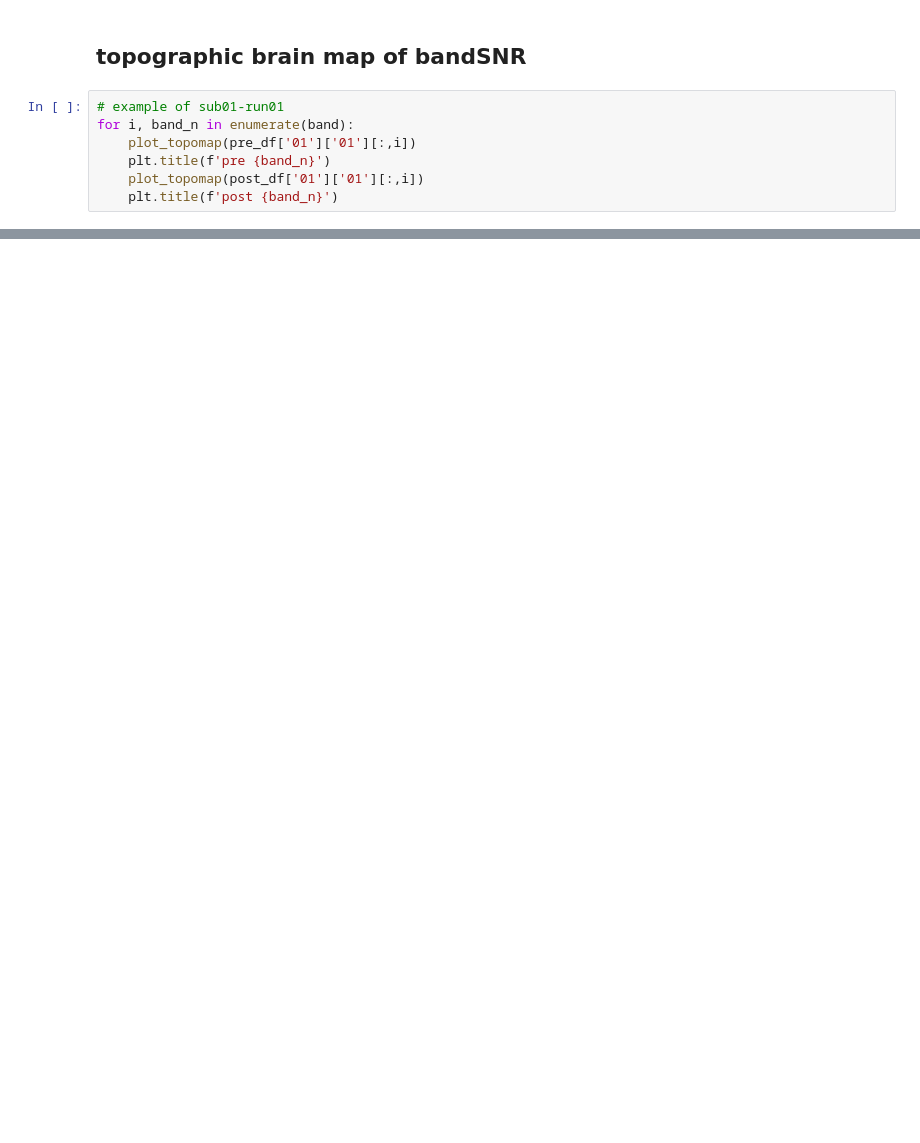
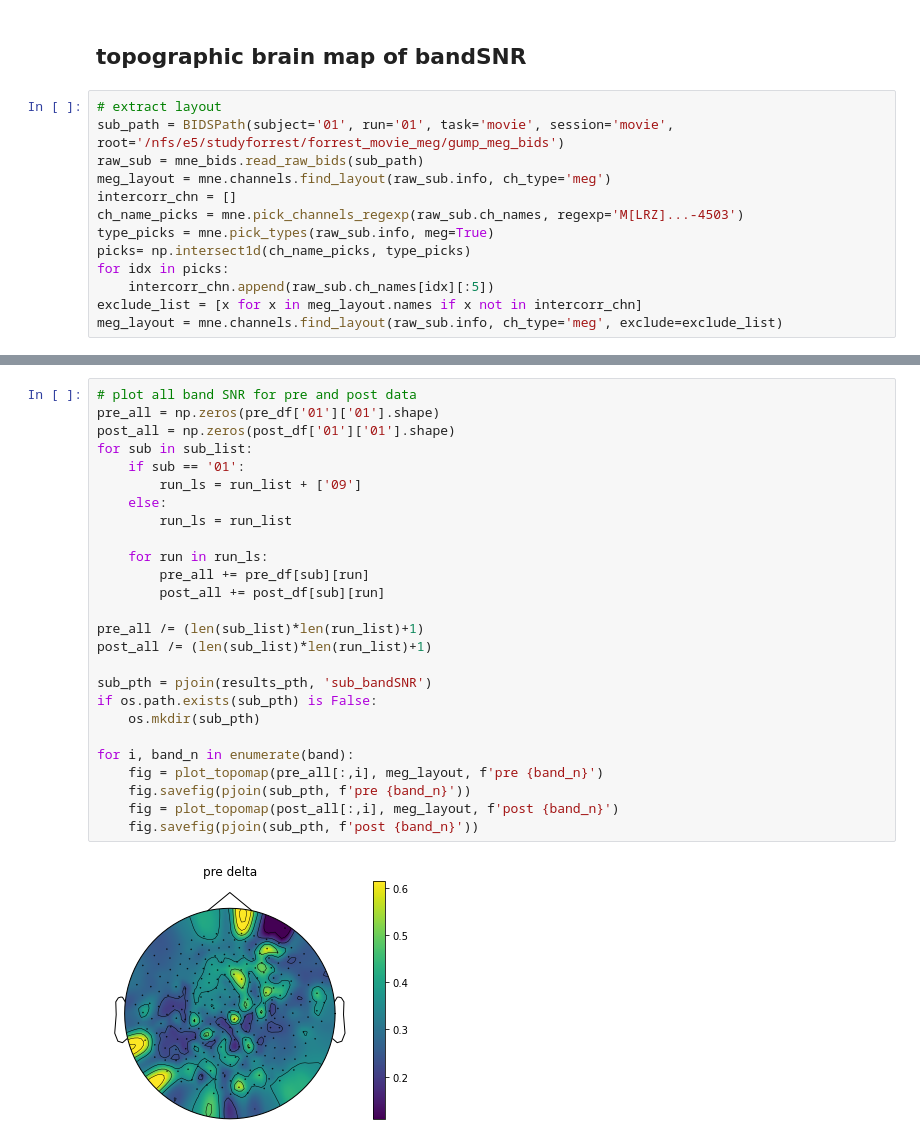
Before and after one commit to BNUCNL/MEG_Gump, a Jupyter notebook: tech_val/04_plot_bandSNR_figure.ipynb, the cells around one changed output, grey strips where cells are left out. Drawn from its saved outputs; the diff is of its cells as text; blank space fills up the shorter version.

```diff
--- a/tech_val/04_plot_bandSNR_figure.ipynb
+++ b/tech_val/04_plot_bandSNR_figure.ipynb
@@ -107,9 +106,15 @@ ax1.legend([bp1['boxes'][0], bp2['boxes'][0]], ['Pre', 'Post'] ,loc='best')
 # %% [markdown]
 ## topographic brain map of bandSNR
-# %%
-# example of sub01-run01
-for i, band_n in enumerate(band):
-    plot_topomap(pre_df['01']['01'][:,i])
-    plt.title(f'pre {band_n}')
-    plot_topomap(post_df['01']['01'][:,i])
-    plt.title(f'post {band_n}')
+# %%
+# extract layout
+sub_path = BIDSPath(subject='01', run='01', task='movie', session='movie', root='/nfs/e5/studyforrest/forrest_movie_meg/gump_meg_bids')
+raw_sub = mne_bids.read_raw_bids(sub_path)
+meg_layout = mne.channels.find_layout(raw_sub.info, ch_type='meg')
+intercorr_chn = []
+ch_name_picks = mne.pick_channels_regexp(raw_sub.ch_names, regexp='M[LRZ]...-4503')
+type_picks = mne.pick_types(raw_sub.info, meg=True)
+picks= np.intersect1d(ch_name_picks, type_picks)
+for idx in picks:
+    intercorr_chn.append(raw_sub.ch_names[idx][:5])
+exclude_list = [x for x in meg_layout.names if x not in intercorr_chn]
+meg_layout = mne.channels.find_layout(raw_sub.info, ch_type='meg', exclude=exclude_list)
@@ -115,0 +140,28 @@ for i, band_n in enumerate(band):
+# %%
+# plot all band SNR for pre and post data
+pre_all = np.zeros(pre_df['01']['01'].shape)
+post_all = np.zeros(post_df['01']['01'].shape)
+for sub in sub_list:
+    if sub == '01':
+        run_ls = run_list + ['09']
+    else:
+        run_ls = run_list
+
+    for run in run_ls:
+        pre_all += pre_df[sub][run]
+        post_all += post_df[sub][run]
+
+pre_all /= (len(sub_list)*len(run_list)+1)
+post_all /= (len(sub_list)*len(run_list)+1)
+
+sub_pth = pjoin(results_pth, 'sub_bandSNR')
+if os.path.exists(sub_pth) is False:
+    os.mkdir(sub_pth)
+
+for i, band_n in enumerate(band):
+    fig = plot_topomap(pre_all[:,i], meg_layout, f'pre {band_n}')
+    fig.savefig(pjoin(sub_pth, f'pre {band_n}'))
+    fig = plot_topomap(post_all[:,i], meg_layout, f'post {band_n}')
+    fig.savefig(pjoin(sub_pth, f'post {band_n}'))
+# %% [output]
+[figure, added]
```
Also changed, not shown: parts of 12 cells of this notebook, 6 other files.
